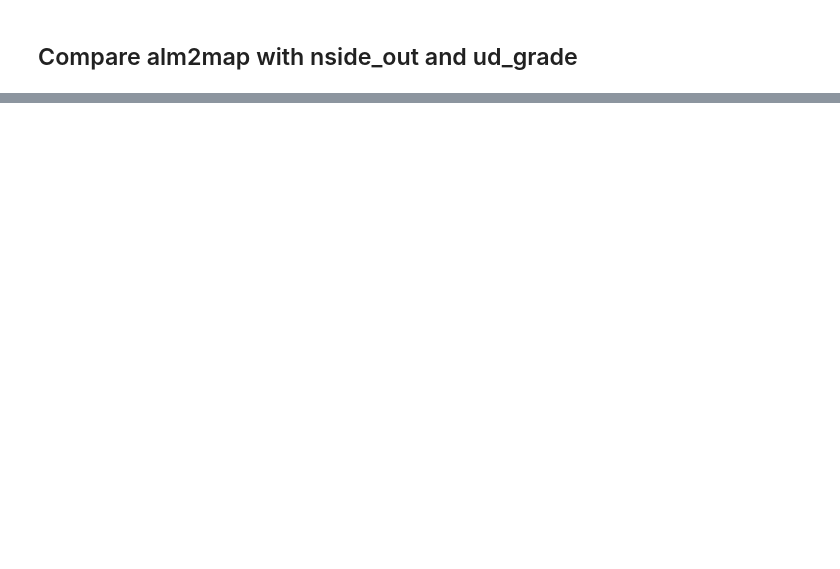
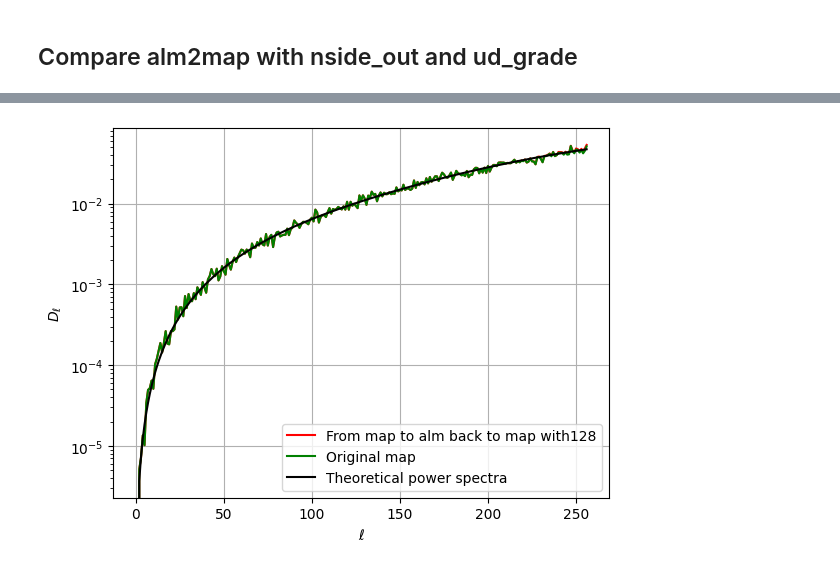
Before and after one commit to julientang/Stage3A, a Jupyter notebook: Change_resolution.ipynb, the cells around one changed output, grey strips where cells are left out. Saved outputs shown, nothing was run; the diff lists cells and outputs as text; code cells hidden in the pictures; blank space fills up the shorter version.

```diff
--- a/Change_resolution.ipynb
+++ b/Change_resolution.ipynb
@@ -47,4 +50,12 @@ print(cl_CMB.shape)
 alm_CMB = hp.map2alm(map_CMB,lmax)
 # %% [markdown]
 ## Compare alm2map with nside_out and ud_grade
+# %%
+for i in range(alm_CMB.shape[0]):
+    hp.almxfl(alm_CMB[i], hp.gauss_beam(hp.nside2resol(64)), inplace=True)
+# %%
+map_CMB_dg1 = hp.alm2map(alm_CMB,nside=NSIDE_decon)
+map_CMB_alm_dg = hp.map2alm(map_CMB_dg1,lmax=lmax_decon)
+map_CMB_alm_dg = np.array([hp.almxfl(alm_dg,1/hp.gauss_beam(hp.nside2resol(64)), inplace=True) for alm_dg in map_CMB_alm_dg])
+map_CMB_dg1 = hp.alm2map(map_CMB_alm_dg,nside=NSIDE_decon)
 # %%
@@ -59,13 +72,18 @@ print(cl_CMB_crop_th.shape)
 # %%
 
-py.plot(l_arr,D_ell(Cl_CMB1[2]),'r',label = 'From map to alm back to map with Nside_out')
-py.plot(l_arr,D_ell(Cl_CMB2[2]),'b',label = 'Original map degraded to Nside_out')
+# py.plot(l_arr,D_ell(Cl_CMB1[2])/ hp.gauss_beam(hp.nside2resol(64))[:lmax_decon+1]**2,'r',label = 'From map to alm back to map with'+str(NSIDE_decon))
+# py.plot(l_arr,D_ell(Cl_CMB1[2])/ hp.gauss_beam(hp.nside2resol(64))[2:lmax_decon+3]**2,'m',label = 'From map to alm back to map with'+str(NSIDE_decon))
+py.plot(l_arr,D_ell(Cl_CMB1[2]),'r',label = 'From map to alm back to map with'+str(NSIDE_decon))
+# py.plot(l_arr,D_ell(Cl_CMB2[2]),'b',label = 'Original map degraded to Nside_out')
 # py.plot(l_arr,hp.anafast(map_CMB,lmax=lmax_decon)[2],'g')
 py.plot(l_arr,D_ell(Cl_CMB3[2,:lmax_decon+1]),'g',label = 'Original map')
 py.plot(l_arr,D_ell(cl_CMB_crop_th[2,:lmax_decon+1]),'k',label = 'Theoretical power spectra')
-py.plot(l_arr,Cl_CMB1[2]/cl_CMB_crop_th[2,:lmax_decon+1],'m--',label = r'$\frac{red}{green}$')
+# py.plot(l_arr,Cl_CMB1[2]/cl_CMB_crop_th[2,:lmax_decon+1],'m--',label = r'$\frac{red}{green}$')
+# py.axvline(NSIDE_decon,linestyle = '--')
 py.grid()
 py.xlabel(r'$\ell$')
 py.ylabel(r'$D_{\ell}$')
 py.legend(loc='best')
 py.yscale('log')
+# %% [output]
+[figure, added]
```
Also changed, not shown: parts of 3 cells of this notebook.
